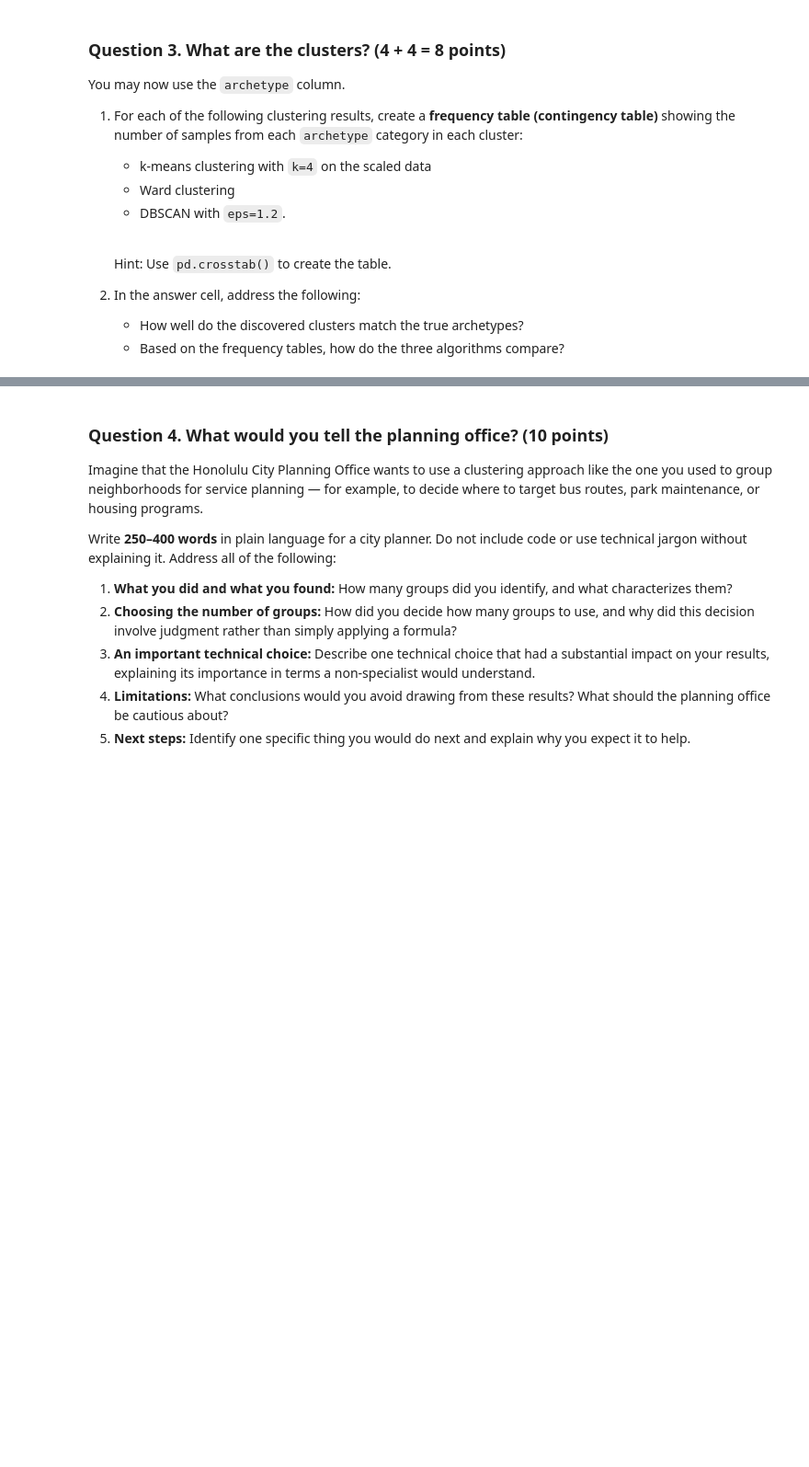
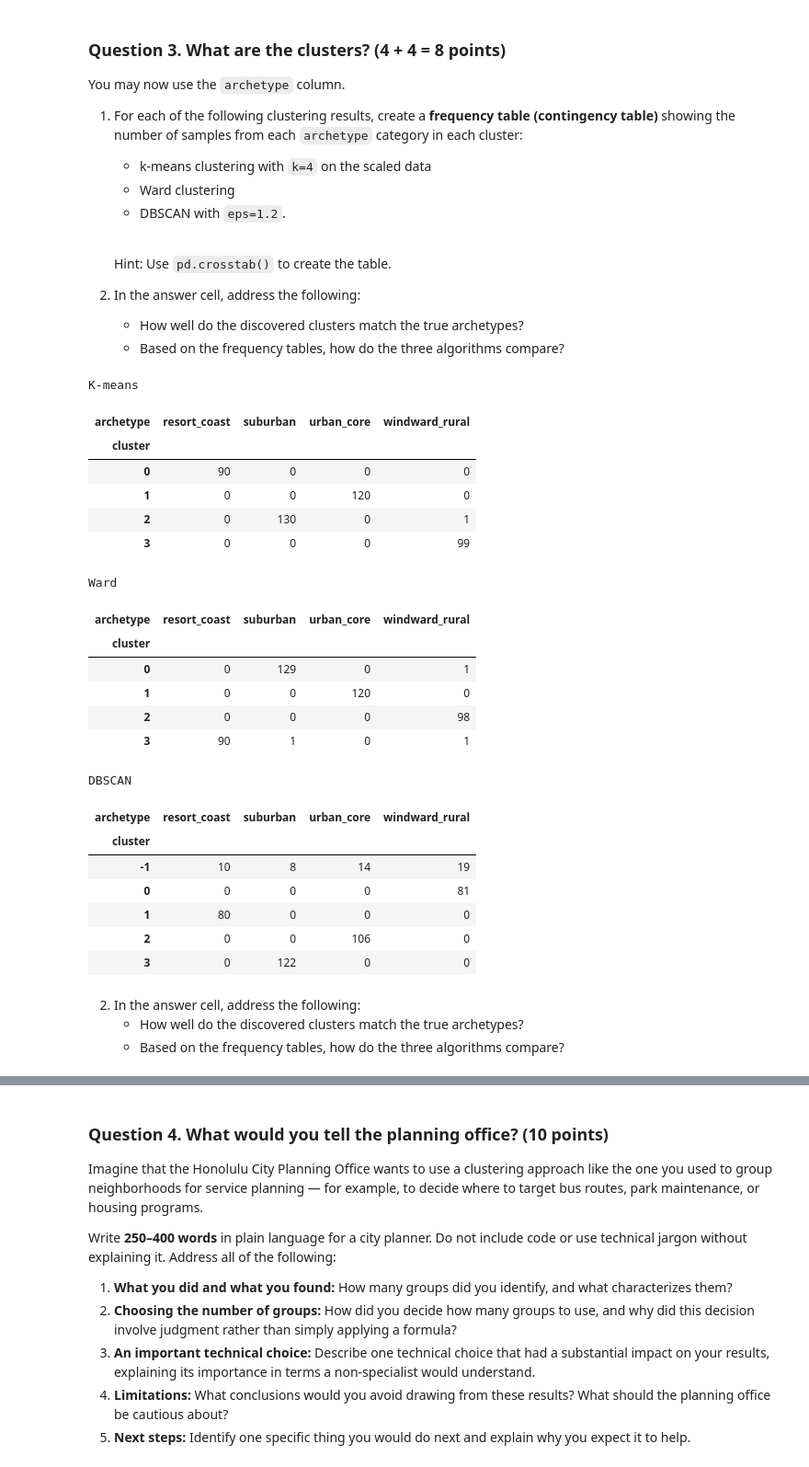
Before and after one commit to DennnnyH/ICS-235-ML-Methods, a Jupyter notebook: Assignment_4/HuangDenny_4.ipynb, the cells around one changed output, grey strips where cells are left out. Shown at 92% size. Saved outputs shown, nothing was run; the diff lists cells and outputs as text; code cells hidden in the pictures; blank space fills up the shorter version.

```diff
--- a/Assignment_4/HuangDenny_4.ipynb
+++ b/Assignment_4/HuangDenny_4.ipynb
@@ -589,4 +591,45 @@ You may now use the `archetype` column.
    - Based on the frequency tables, how do the three algorithms compare?
 # %%
 # YOUR CODE
+
+kmeans_labels = KMeans(n_clusters=4, n_init=10, random_state=RANDOM_STATE).fit_predict(X) # kmeans clustering with 4 clusters and assign labels to each data point
+ward_labels = AgglomerativeClustering(n_clusters=4, linkage="ward").fit_predict(X) # hierarchical clustering using Ward's linkage with 4 clusters
+dbscan_labels = DBSCAN(eps=1.2, min_samples=5).fit_predict(X) # DBSCAN clustering using eps=1.2 and min_samples=5
+
+# cross tab tables that compare each model with the true archetype labels
+print("K-means")
+display(pd.crosstab(kmeans_labels, hoods[TRUE_LABEL], rownames=["cluster"], colnames=["archetype"]))
+
+print("Ward")
+display(pd.crosstab(ward_labels, hoods[TRUE_LABEL], rownames=["cluster"], colnames=["archetype"]))
+
+print("DBSCAN")
+display(pd.crosstab(dbscan_labels, hoods[TRUE_LABEL], rownames=["cluster"], colnames=["archetype"]))
+# %% [output]
+K-means
+| archetype | resort_coast | suburban | urban_core | windward_rural |
+| cluster |  |  |  |  |
+| 0 | 90 | 0 | 0 | 0 |
+| 1 | 0 | 0 | 120 | 0 |
+| 2 | 0 | 130 | 0 | 1 |
+| 3 | 0 | 0 | 0 | 99 |
+Ward
+| archetype | resort_coast | suburban | urban_core | windward_rural |
+| cluster |  |  |  |  |
+| 0 | 0 | 129 | 0 | 1 |
+| 1 | 0 | 0 | 120 | 0 |
+| 2 | 0 | 0 | 0 | 98 |
+| 3 | 90 | 1 | 0 | 1 |
+DBSCAN
+| archetype | resort_coast | suburban | urban_core | windward_rural |
+| cluster |  |  |  |  |
+| -1 | 10 | 8 | 14 | 19 |
+| 0 | 0 | 0 | 0 | 81 |
+| 1 | 80 | 0 | 0 | 0 |
+| 2 | 0 | 0 | 106 | 0 |
+| 3 | 0 | 122 | 0 | 0 |
+# %% [markdown]
+2. In the answer cell, address the following:
+   - How well do the discovered clusters match the true archetypes?
+   - Based on the frequency tables, how do the three algorithms compare?
 # %% [markdown]
```
Also changed, not shown: parts of 7 cells of this notebook.
